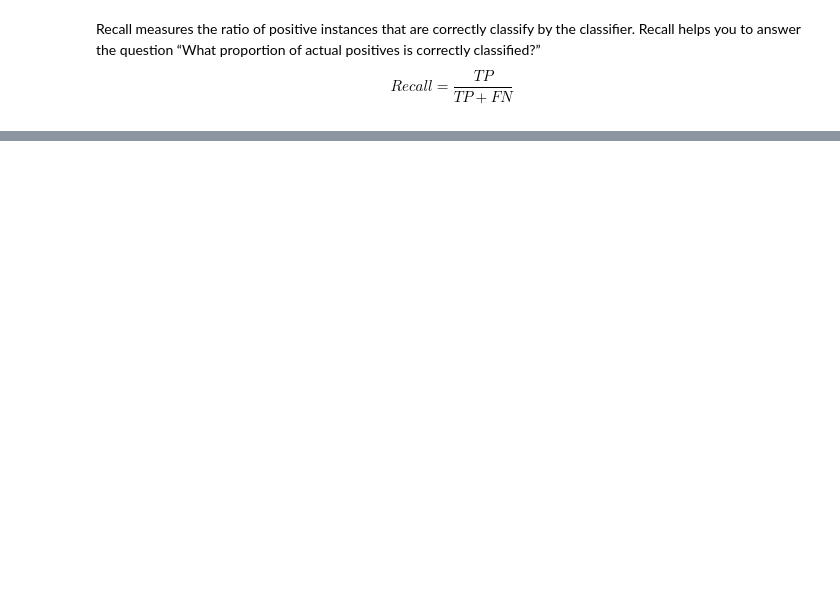
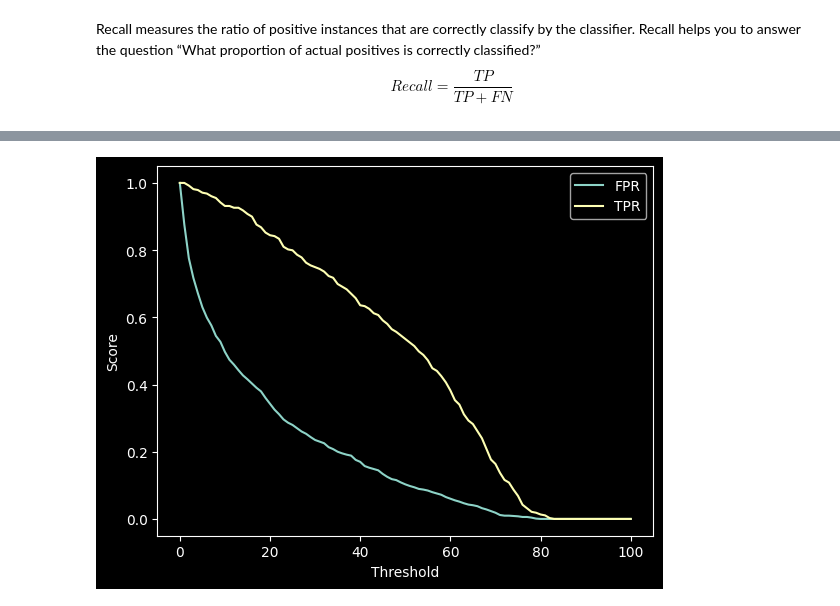
Before and after one commit to madhuri-15/mlbookcamp-homeworks, a Jupyter notebook: Week4-Evaluation Metrics/EvaluationMetricsForClassification.ipynb, the cells around one changed output, grey strips where cells are left out. Drawn from its saved outputs; the diff is of its cells as text; code cells hidden in the pictures; blank space fills up the shorter version.

Commit message:
Update Jupyter Notebook - ROC Curve

```diff
--- a/Week4-Evaluation Metrics/EvaluationMetricsForClassification.ipynb
+++ b/Week4-Evaluation Metrics/EvaluationMetricsForClassification.ipynb
@@ -195,0 +213,23 @@ Recall: 177.0
+# %%
+scores = []
+
+thresholds = np.linspace(0, 1, 101)
+actual_positive = (y_val == 1)
+actual_negative = (y_val == 0)
+
+for t in thresholds:
+
+    predicted_postive = (y_preds >= t)
+    predicted_negative = (y_preds < t)
+
+    tp = (actual_positive & predicted_postive).sum()
+    tn = (actual_negative & predicted_negative).sum()
+    fp = (actual_negative & predicted_postive).sum()
+    fn = (actual_positive & predicted_negative).sum()
+
+    scores.append((t, tp, tn, fp, fn))
+# %%
+df_matrix = pd.DataFrame(scores, columns=['t', 'tp', 'tn', 'fp', 'fn'])
+df_matrix['fpr'] = df_matrix.fp / (df_matrix.fp + df_matrix.tn)
+df_matrix['tpr'] = df_matrix.tp / (df_matrix.tp + df_matrix.fn)
+df_matrix
@@ -195,0 +250,9 @@ Recall: 177.0
+# %%
+plt.plot(df_matrix['fpr'], label='FPR')
+plt.plot(df_matrix['tpr'], label='TPR')
+plt.xlabel("Threshold")
+plt.ylabel("Score")
+plt.legend()
+plt.show()
+# %% [output]
+[figure, added]
```
Also changed, not shown: parts of 7 cells of this notebook.
